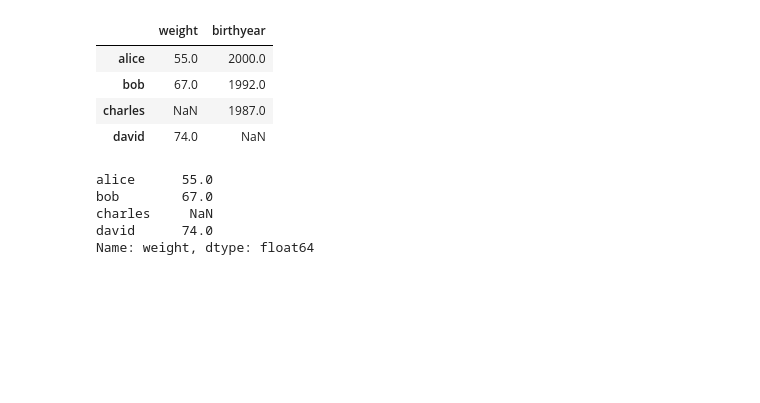
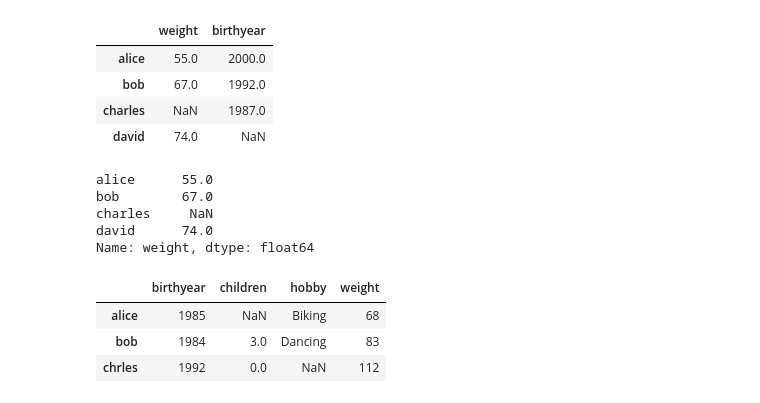
Before and after one commit to woofingforyou/Hands-On-Machine-Learning, a Jupyter notebook: tutorials/Pandas/Pandas.ipynb, the cells around one changed output. Saved outputs shown, nothing was run; the diff lists cells and outputs as text; code cells hidden in the pictures; blank space fills up the shorter version.

```diff
--- a/tutorials/Pandas/Pandas.ipynb
+++ b/tutorials/Pandas/Pandas.ipynb
@@ -212,3 +212,20 @@ bob        67.0
 charles     NaN
 david      74.0
 Name: weight, dtype: float64
+# %%
+values = [
+            [1985, np.nan, "Biking",  68],
+            [1984, 3,      "Dancing", 83],
+            [1992, 0,      np.nan,    112]
+         ]
+d3 = pd.DataFrame(
+    values,
+    columns = ["birthyear", "children", "hobby", "weight"],
+    index = ["alice", "bob", "chrles"]
+)
+d3
+# %% [output]
+|  | birthyear | children | hobby | weight |
+| alice | 1985 | NaN | Biking | 68 |
+| bob | 1984 | 3.0 | Dancing | 83 |
+| chrles | 1992 | 0.0 | NaN | 112 |
```
